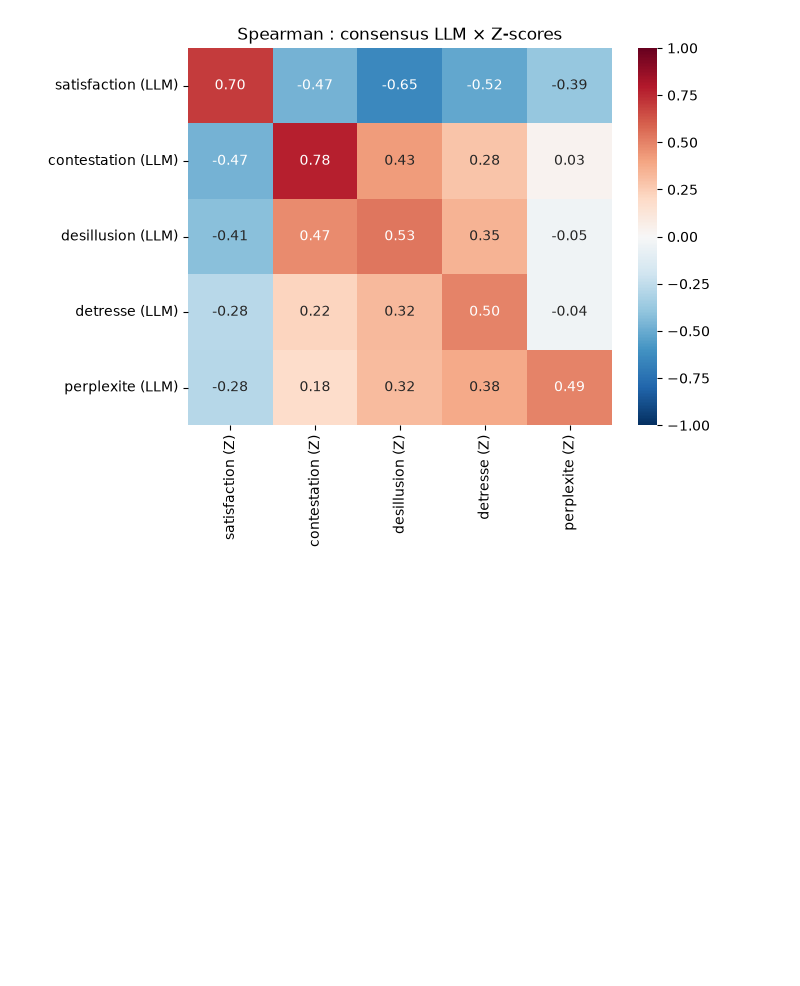
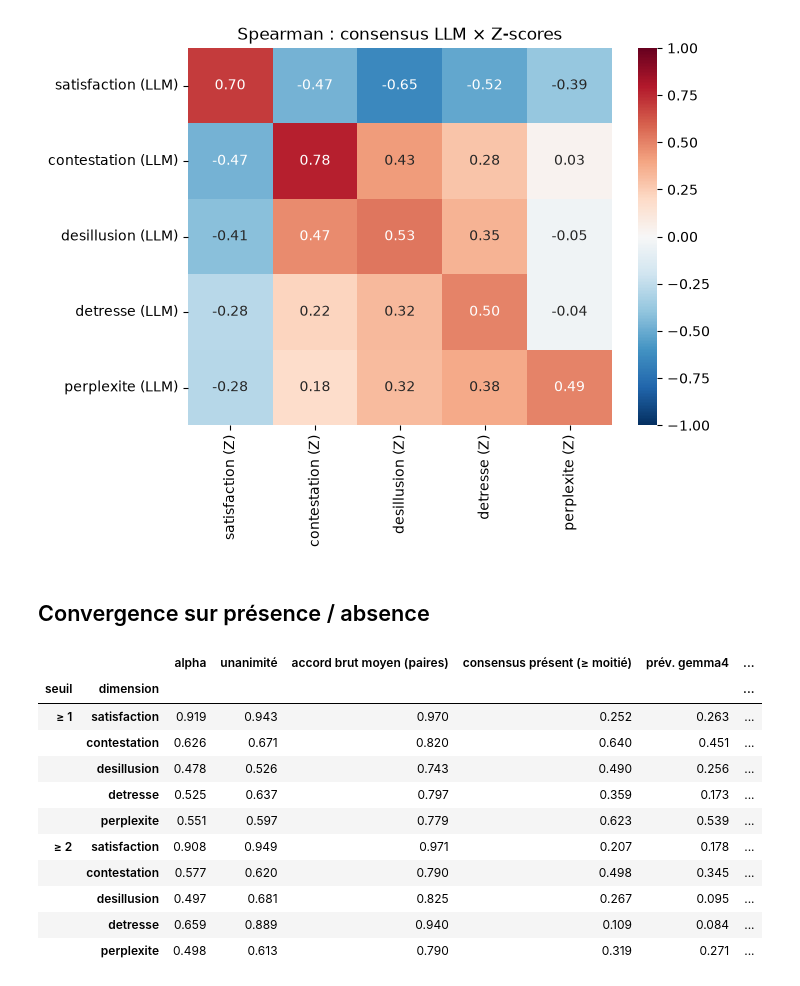
Before and after one commit to benji-64/Model_emotions, a Jupyter notebook: notebooks/llm_annotation.ipynb, the cells around one changed output. Cells and saved outputs as stored; diff of their text form; code cells hidden in the pictures; blank space fills up the shorter version.

```diff
--- a/notebooks/llm_annotation.ipynb
+++ b/notebooks/llm_annotation.ipynb
@@ -675,3 +675,40 @@ plt.show()
 # %% [output]
 Textes appariés : 10000
 [figure]
+# %% [markdown]
+## Convergence sur présence / absence
+# %%
+SEUILS = [1, 2]   # présent si score >= seuil
+
+rows = []
+for seuil in SEUILS:
+    for dim in DIMENSIONS:
+        scores = wide_df[dim].reindex(columns=available)
+        pres = (scores >= seuil).astype(float).where(scores.notna())   # garde les NaN
+        complet = pres.dropna()
+        n_pres = complet.sum(axis=1)
+        rows.append({
+            "seuil": f"≥ {seuil}",
+            "dimension": dim,
+            "alpha": krippendorff_alpha_ordinal(pres.to_numpy().T, categories=(0, 1)),
+            "unanimité": ((n_pres == 0) | (n_pres == len(available))).mean(),
+            "accord brut moyen (paires)": np.mean([(complet[a] == complet[b]).mean()
+                                                   for a, b in combinations(available, 2)]),
+            "consensus présent (≥ moitié)": (n_pres >= len(available) / 2).mean(),
+            **{f"prév. {s.split('_')[0]}": pres[s].mean() for s in available},
+        })
+binaire = pd.DataFrame(rows).set_index(["seuil", "dimension"])
+display(binaire.round(3))
+# %% [output]
+|  |  | alpha | unanimité | accord brut moyen (paires) | consensus présent (≥ moitié) | prév. gemma4 | ... |
+| seuil | dimension |  |  |  |  |  | ... |
+| ≥ 1 | satisfaction | 0.919 | 0.943 | 0.970 | 0.252 | 0.263 | ... |
+|  | contestation | 0.626 | 0.671 | 0.820 | 0.640 | 0.451 | ... |
+|  | desillusion | 0.478 | 0.526 | 0.743 | 0.490 | 0.256 | ... |
+|  | detresse | 0.525 | 0.637 | 0.797 | 0.359 | 0.173 | ... |
+|  | perplexite | 0.551 | 0.597 | 0.779 | 0.623 | 0.539 | ... |
+| ≥ 2 | satisfaction | 0.908 | 0.949 | 0.971 | 0.207 | 0.178 | ... |
+|  | contestation | 0.577 | 0.620 | 0.790 | 0.498 | 0.345 | ... |
+|  | desillusion | 0.497 | 0.681 | 0.825 | 0.267 | 0.095 | ... |
+|  | detresse | 0.659 | 0.889 | 0.940 | 0.109 | 0.084 | ... |
+|  | perplexite | 0.498 | 0.613 | 0.790 | 0.319 | 0.271 | ... |
```
Also changed, not shown: parts of 4 cells of this notebook.
